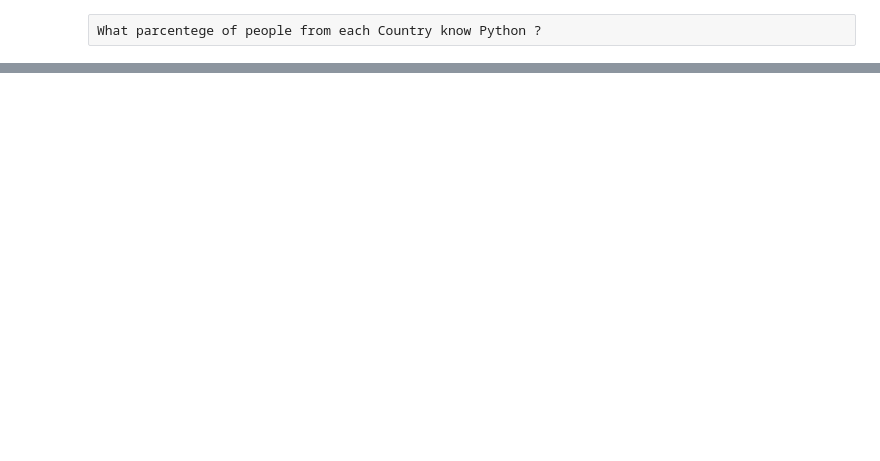
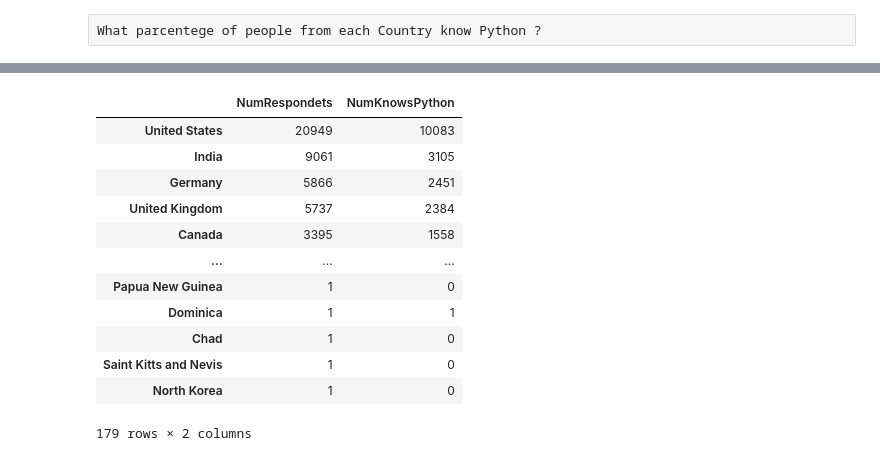
Before and after one commit to keshav4118/Pandas_learning_path, a Jupyter notebook: Grouping_and_ Aggregating.ipynb, the cells around one changed output, grey strips where cells are left out. Drawn from its saved outputs; the diff is of its cells as text; code cells hidden in the pictures; blank space fills up the shorter version.

```diff
--- a/Grouping_and_ Aggregating.ipynb
+++ b/Grouping_and_ Aggregating.ipynb
@@ -333,0 +386,17 @@ country_respo =
+# %%
+python_df.rename(columns={'Country':'NumRespondets','LanguageWorkedWith':'NumKnowsPython'},inplace=True)
+python_df
+# %% [output]
+|  | NumRespondets | NumKnowsPython |
+| United States | 20949 | 10083 |
+| India | 9061 | 3105 |
+| Germany | 5866 | 2451 |
+| United Kingdom | 5737 | 2384 |
+| Canada | 3395 | 1558 |
+| ... | ... | ... |
+| Papua New Guinea | 1 | 0 |
+| Dominica | 1 | 1 |
+| Chad | 1 | 0 |
+| Saint Kitts and Nevis | 1 | 0 |
+| North Korea | 1 | 0 |
+179 rows × 2 columns
```
Also changed, not shown: parts of 10 cells of this notebook.
